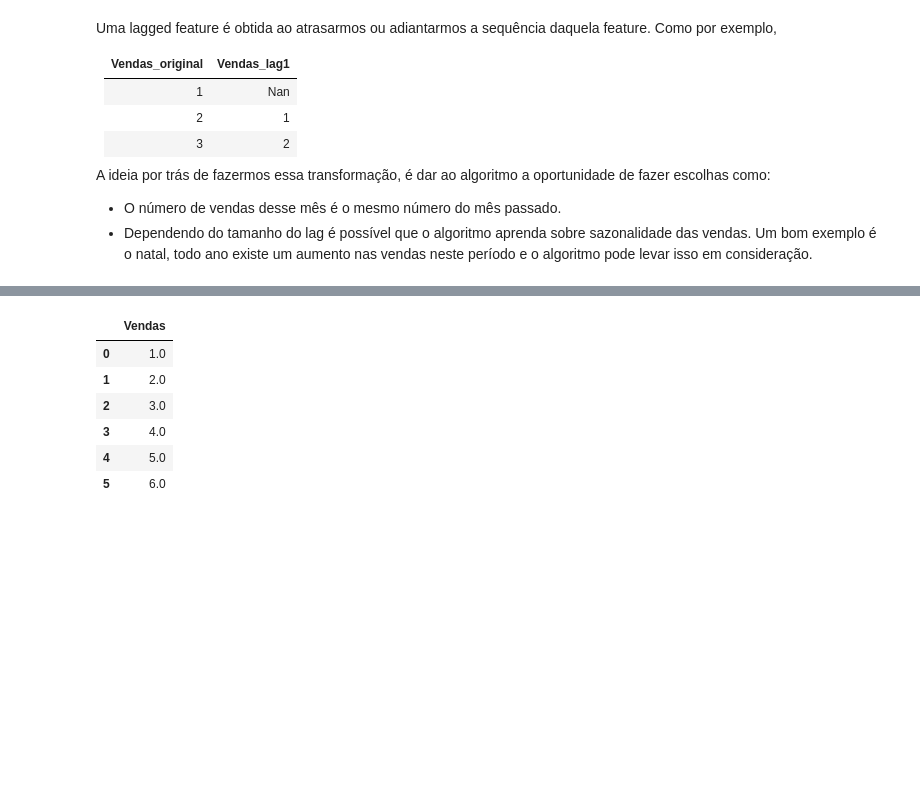
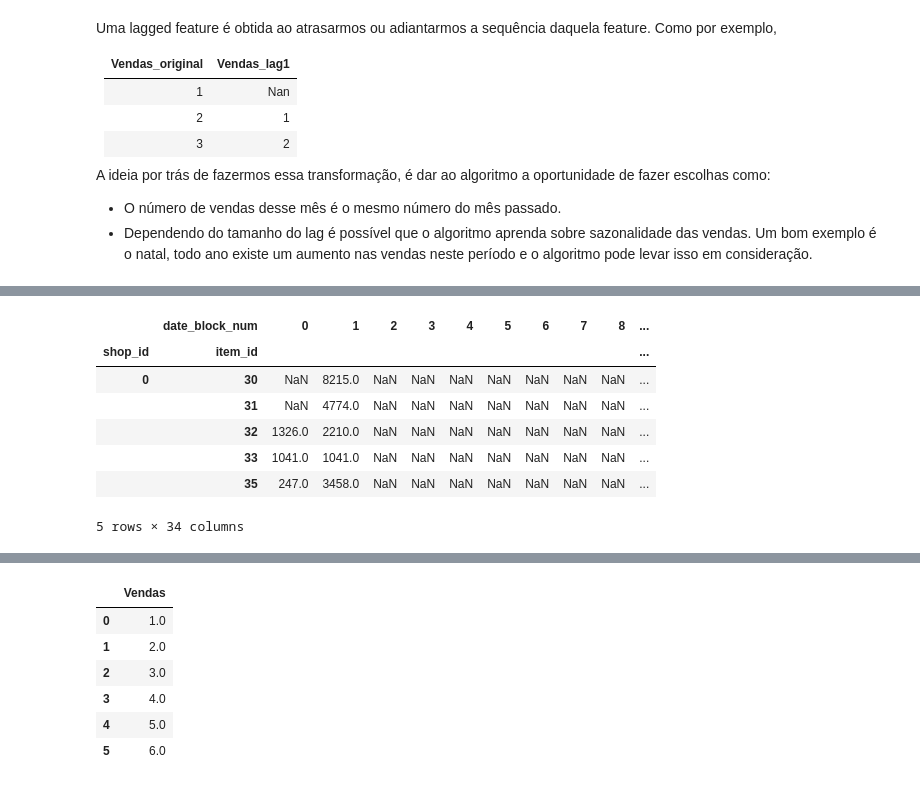
Before and after one commit to RGivisiez/Adv_ML, a Jupyter notebook: 2. Criando as features.ipynb, the cells around one changed output, grey strips where cells are left out. Cells and saved outputs as stored; diff of their text form; code cells hidden in the pictures; blank space fills up the shorter version.

```diff
--- a/2. Criando as features.ipynb
+++ b/2. Criando as features.ipynb
@@ -204,0 +284,11 @@ A ideia por trás de fazermos essa transformação, é dar ao algoritmo a oportu
+# %%
+a.pivot_table(index=['shop_id', 'item_id'], columns=['date_block_num'], values=['item_cnt_day','revenue'], aggfunc='sum').head()
+# %% [output]
+|  | date_block_num | 0 | 1 | 2 | 3 | 4 | 5 | 6 | 7 | 8 | ... |
+| shop_id | item_id |  |  |  |  |  |  |  |  |  | ... |
+| 0 | 30 | NaN | 8215.0 | NaN | NaN | NaN | NaN | NaN | NaN | NaN | ... |
+|  | 31 | NaN | 4774.0 | NaN | NaN | NaN | NaN | NaN | NaN | NaN | ... |
+|  | 32 | 1326.0 | 2210.0 | NaN | NaN | NaN | NaN | NaN | NaN | NaN | ... |
+|  | 33 | 1041.0 | 1041.0 | NaN | NaN | NaN | NaN | NaN | NaN | NaN | ... |
+|  | 35 | 247.0 | 3458.0 | NaN | NaN | NaN | NaN | NaN | NaN | NaN | ... |
+5 rows × 34 columns
```
Also changed, not shown: parts of 29 cells of this notebook, 1 other file.
